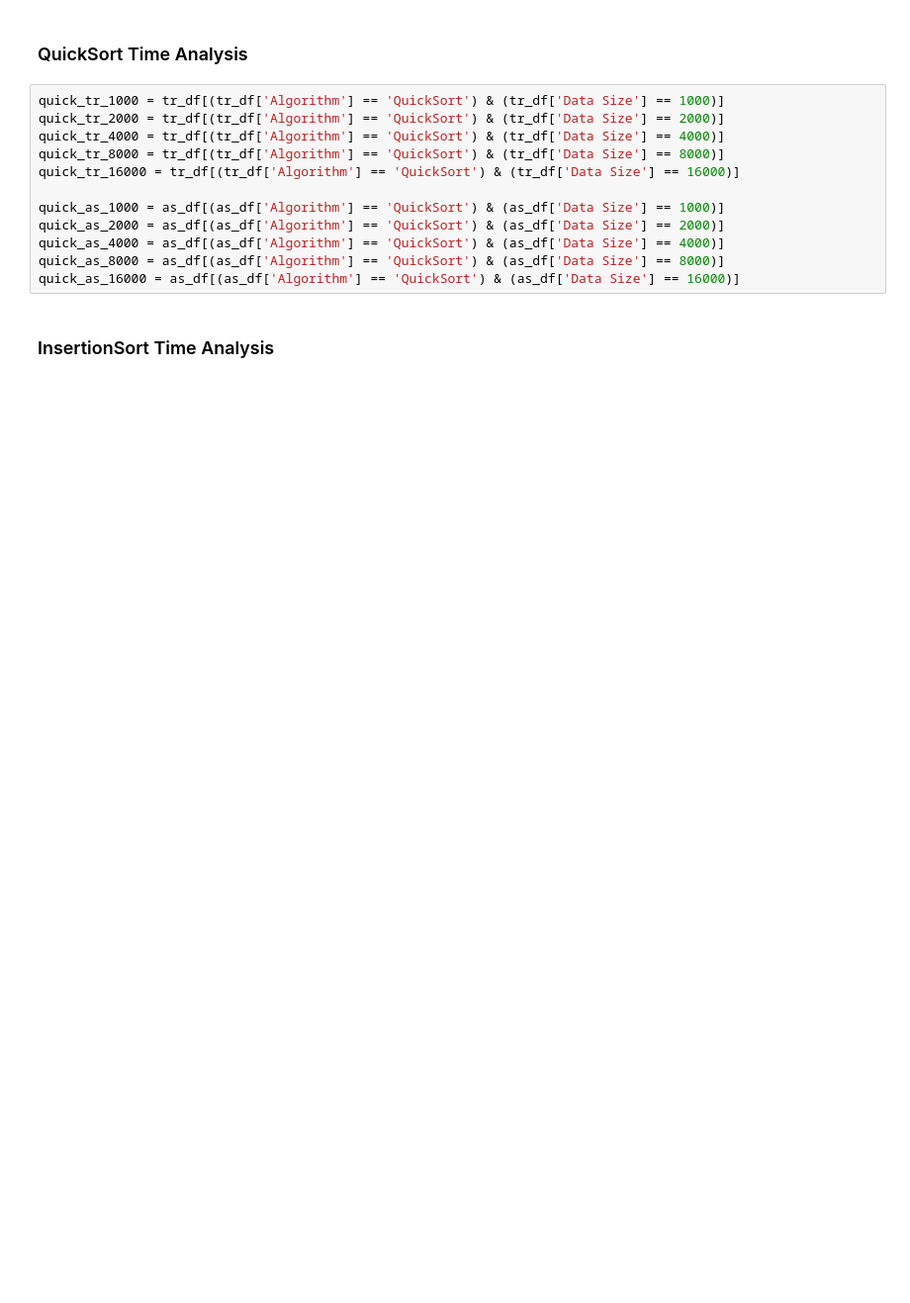
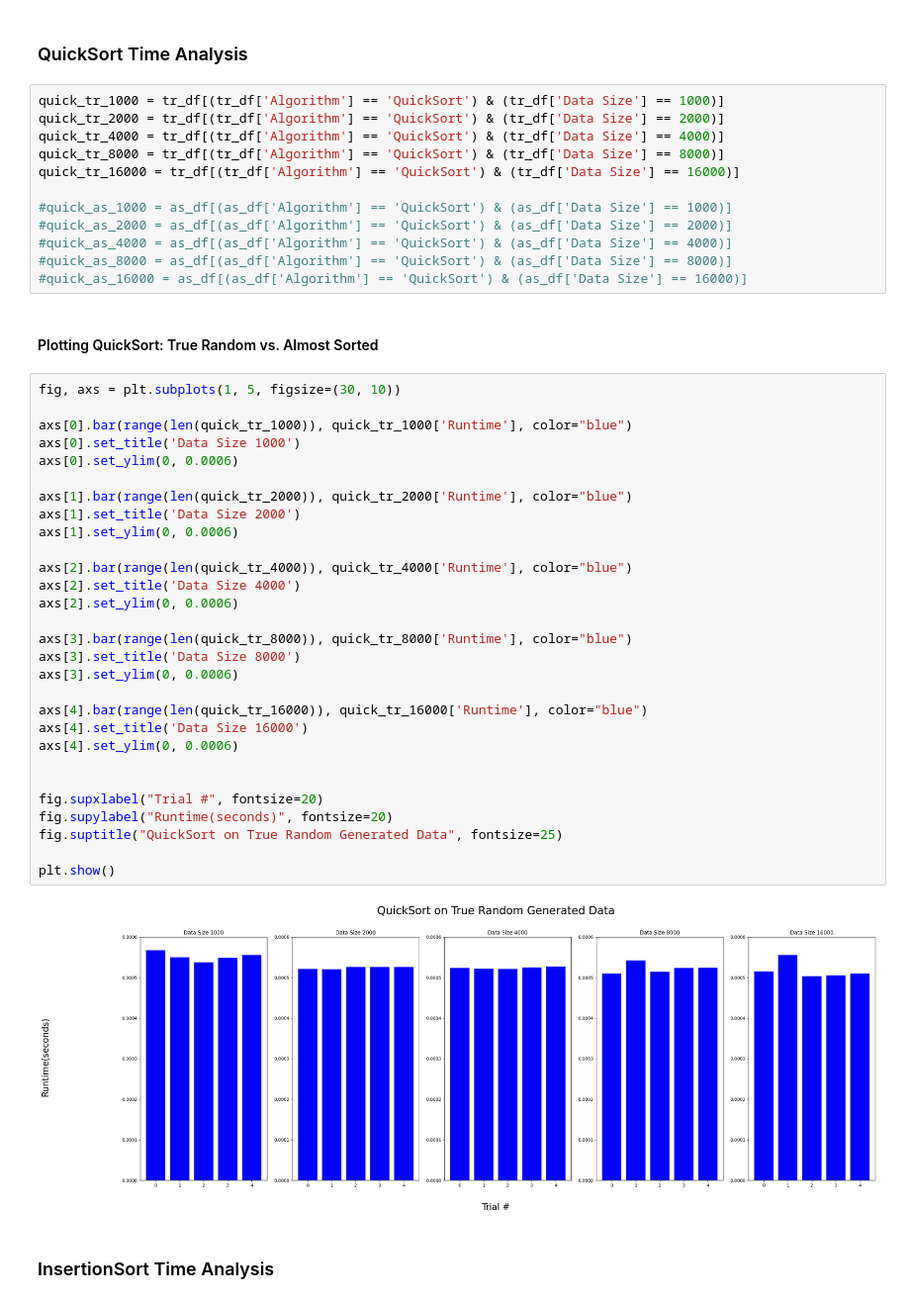
Before and after one commit to pjamespz/SCHOOL-intro-sorts, a Jupyter notebook: report.ipynb, the cells around one changed output. Shown at 99% size. Cells and saved outputs as stored; diff of their text form; blank space fills up the shorter version.

```diff
--- a/report.ipynb
+++ b/report.ipynb
@@ -35,11 +66,44 @@ quick_tr_4000 = tr_df[(tr_df['Algorithm'] == 'QuickSort') & (tr_df['Data Size']
 quick_tr_8000 = tr_df[(tr_df['Algorithm'] == 'QuickSort') & (tr_df['Data Size'] == 8000)]
 quick_tr_16000 = tr_df[(tr_df['Algorithm'] == 'QuickSort') & (tr_df['Data Size'] == 16000)]
 
-quick_as_1000 = as_df[(as_df['Algorithm'] == 'QuickSort') & (as_df['Data Size'] == 1000)]
-quick_as_2000 = as_df[(as_df['Algorithm'] == 'QuickSort') & (as_df['Data Size'] == 2000)]
-quick_as_4000 = as_df[(as_df['Algorithm'] == 'QuickSort') & (as_df['Data Size'] == 4000)]
-quick_as_8000 = as_df[(as_df['Algorithm'] == 'QuickSort') & (as_df['Data Size'] == 8000)]
-quick_as_16000 = as_df[(as_df['Algorithm'] == 'QuickSort') & (as_df['Data Size'] == 16000)]
+#quick_as_1000 = as_df[(as_df['Algorithm'] == 'QuickSort') & (as_df['Data Size'] == 1000)]
+#quick_as_2000 = as_df[(as_df['Algorithm'] == 'QuickSort') & (as_df['Data Size'] == 2000)]
+#quick_as_4000 = as_df[(as_df['Algorithm'] == 'QuickSort') & (as_df['Data Size'] == 4000)]
+#quick_as_8000 = as_df[(as_df['Algorithm'] == 'QuickSort') & (as_df['Data Size'] == 8000)]
+#quick_as_16000 = as_df[(as_df['Algorithm'] == 'QuickSort') & (as_df['Data Size'] == 16000)]
+# %% [markdown]
+#### Plotting QuickSort: True Random vs. Almost Sorted
+# %%
+fig, axs = plt.subplots(1, 5, figsize=(30, 10))
+
+axs[0].bar(range(len(quick_tr_1000)), quick_tr_1000['Runtime'], color="blue")
+axs[0].set_title('Data Size 1000')
+axs[0].set_ylim(0, 0.0006)
+
+axs[1].bar(range(len(quick_tr_2000)), quick_tr_2000['Runtime'], color="blue")
+axs[1].set_title('Data Size 2000')
+axs[1].set_ylim(0, 0.0006)
+
+axs[2].bar(range(len(quick_tr_4000)), quick_tr_4000['Runtime'], color="blue")
+axs[2].set_title('Data Size 4000')
+axs[2].set_ylim(0, 0.0006)
+
+axs[3].bar(range(len(quick_tr_8000)), quick_tr_8000['Runtime'], color="blue")
+axs[3].set_title('Data Size 8000')
+axs[3].set_ylim(0, 0.0006)
+
+axs[4].bar(range(len(quick_tr_16000)), quick_tr_16000['Runtime'], color="blue")
+axs[4].set_title('Data Size 16000')
+axs[4].set_ylim(0, 0.0006)
+
+
+fig.supxlabel("Trial #", fontsize=20)
+fig.supylabel("Runtime(seconds)", fontsize=20)
+fig.suptitle("QuickSort on True Random Generated Data", fontsize=25)
+
+plt.show()
+# %% [output]
+[figure, added]
 # %% [markdown]
 ### InsertionSort Time Analysis
 # %%
```
Also changed, not shown: parts of 5 cells of this notebook, 1 other file.
